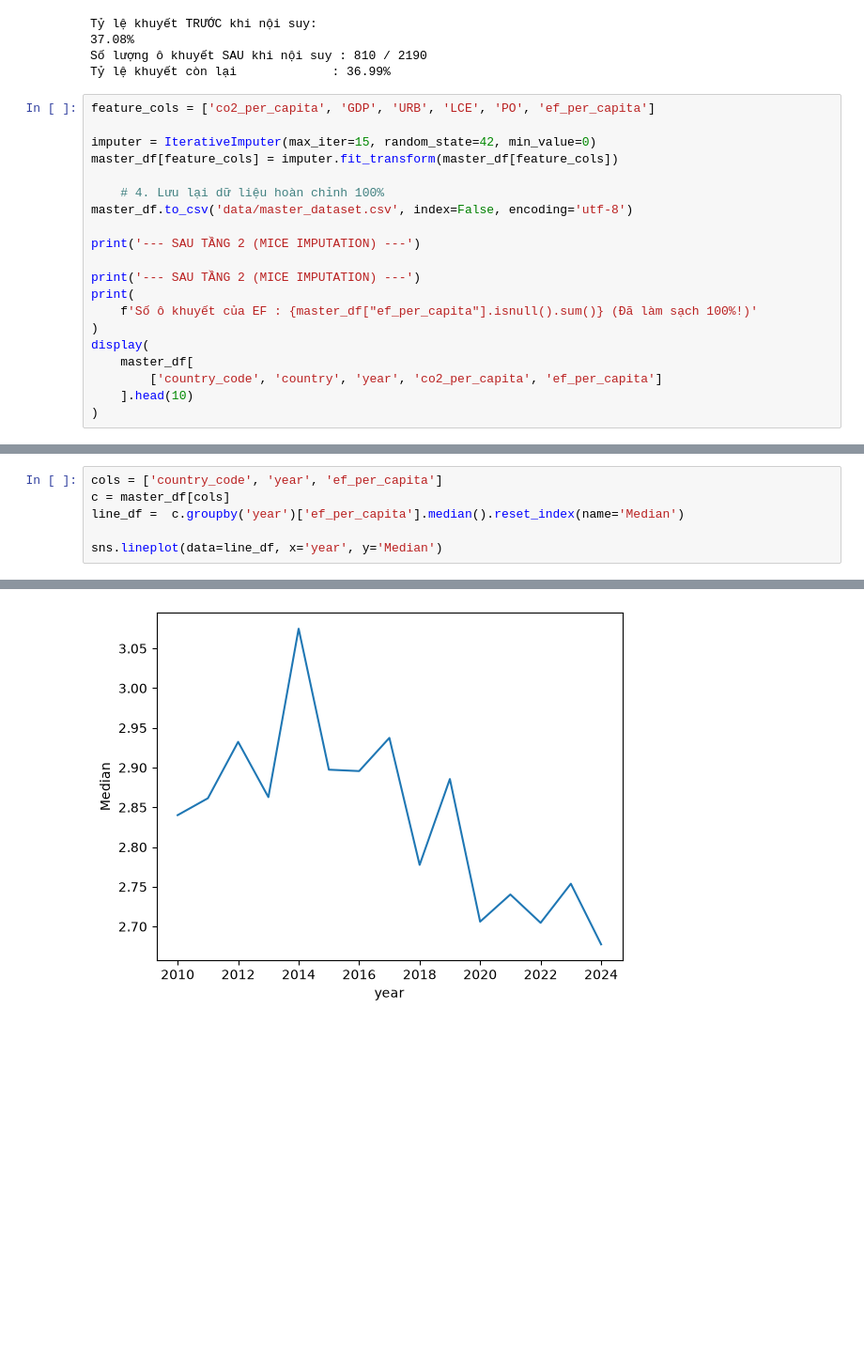
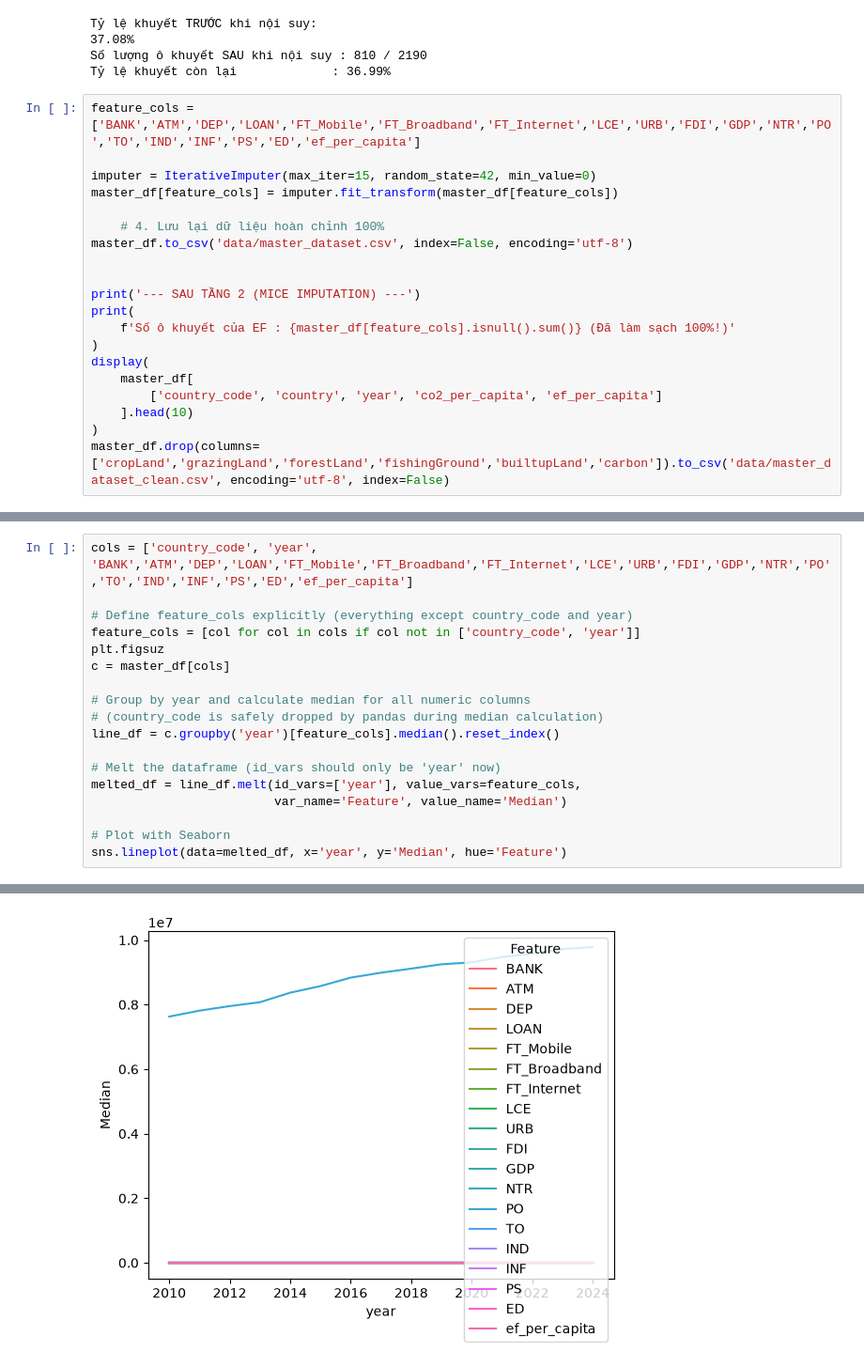
Before and after one commit to n22tk05/Net-Zero-Carbon-Emissions, a Jupyter notebook: clean.ipynb, the cells around one changed output, grey strips where cells are left out. Shown at 94% size. Cells and saved outputs as stored; diff of their text form; blank space fills up the shorter version.

```diff
--- a/clean.ipynb
+++ b/clean.ipynb
@@ -332,7 +332,7 @@ Tỷ lệ khuyết TRƯỚC khi nội suy:
 Số lượng ô khuyết SAU khi nội suy : 810 / 2190
 Tỷ lệ khuyết còn lại             : 36.99%
 # %%
-feature_cols = ['co2_per_capita', 'GDP', 'URB', 'LCE', 'PO', 'ef_per_capita']
+feature_cols = ['BANK','ATM','DEP','LOAN','FT_Mobile','FT_Broadband','FT_Internet','LCE','URB','FDI','GDP','NTR','PO','TO','IND','INF','PS','ED','ef_per_capita']
 
 imputer = IterativeImputer(max_iter=15, random_state=42, min_value=0)
 master_df[feature_cols] = imputer.fit_transform(master_df[feature_cols])
@@ -340,16 +340,16 @@ master_df[feature_cols] = imputer.fit_transform(master_df[feature_cols])
     # 4. Lưu lại dữ liệu hoàn chỉnh 100%
 master_df.to_csv('data/master_dataset.csv', index=False, encoding='utf-8')
 
-print('--- SAU TẦNG 2 (MICE IMPUTATION) ---')
 
 print('--- SAU TẦNG 2 (MICE IMPUTATION) ---')
 print(
-    f'Số ô khuyết của EF : {master_df["ef_per_capita"].isnull().sum()} (Đã làm sạch 100%!)'
+    f'Số ô khuyết của EF : {master_df[feature_cols].isnull().sum()} (Đã làm sạch 100%!)'
 )
 display(
     master_df[
         ['country_code', 'country', 'year', 'co2_per_capita', 'ef_per_capita']
     ].head(10)
 )
+master_df.drop(columns=['cropLand','grazingLand','forestLand','fishingGround','builtupLand','carbon']).to_csv('data/master_dataset_clean.csv', encoding='utf-8', index=False)
 # %% [output]
 --- SAU TẦNG 2 (MICE IMPUTATION) ---
@@ -394,14 +408,26 @@ master_df.describe()
 | max | 2024.000000 | 33.961000 | 12289.037000 | 1.939317 | 5.067615 | 3.918504 | 1.159158 | 0.277943 | ... |
 8 rows × 28 columns
 # %%
-cols = ['country_code', 'year', 'ef_per_capita']
+cols = ['country_code', 'year', 'BANK','ATM','DEP','LOAN','FT_Mobile','FT_Broadband','FT_Internet','LCE','URB','FDI','GDP','NTR','PO','TO','IND','INF','PS','ED','ef_per_capita']
+
+# Define feature_cols explicitly (everything except country_code and year)
+feature_cols = [col for col in cols if col not in ['country_code', 'year']]
+plt.figsuz
 c = master_df[cols]
-line_df =  c.groupby('year')['ef_per_capita'].median().reset_index(name='Median')
 
-sns.lineplot(data=line_df, x='year', y='Median')
+# Group by year and calculate median for all numeric columns
+# (country_code is safely dropped by pandas during median calculation)
+line_df = c.groupby('year')[feature_cols].median().reset_index()
+
+# Melt the dataframe (id_vars should only be 'year' now)
+melted_df = line_df.melt(id_vars=['year'], value_vars=feature_cols,
+                         var_name='Feature', value_name='Median')
+
+# Plot with Seaborn
+sns.lineplot(data=melted_df, x='year', y='Median', hue='Feature')
 # %% [output]
 <Axes: xlabel='year', ylabel='Median'>
-[figure, old version]
+[figure, new version]
 # %%
 plt.figure(figsize=(14,8))
 
```
Also changed, not shown: parts of 6 cells of this notebook, 12 other files.
